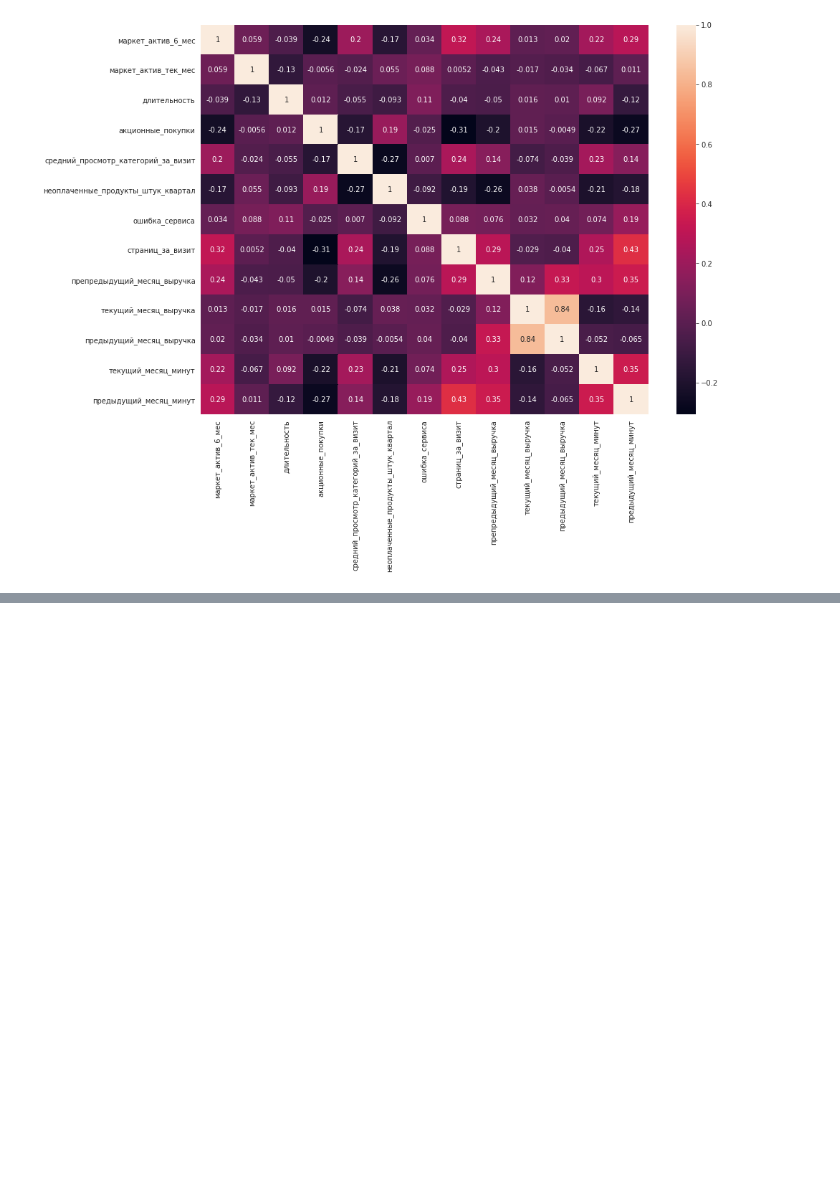
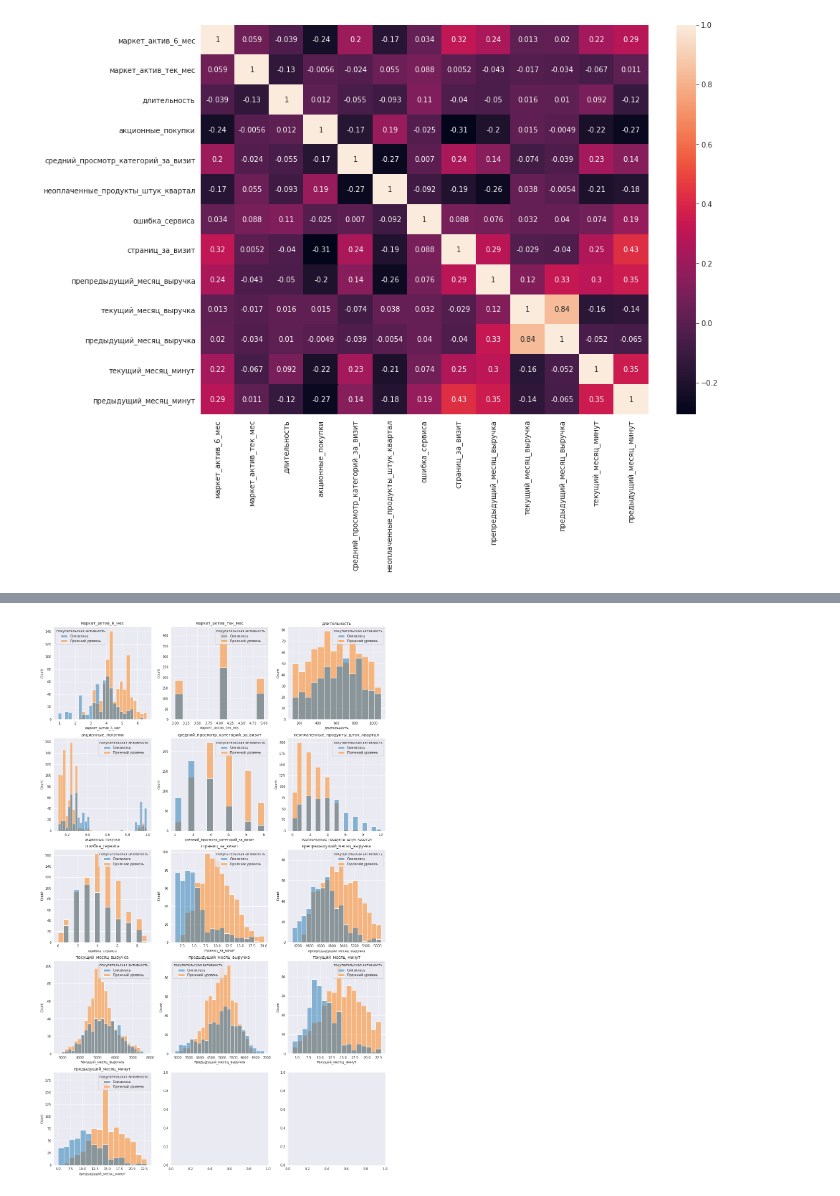
Before and after one commit to Maksim1004/data_science_studying, a Jupyter notebook: online_store_offers.ipynb, the cells around one changed output, grey strips where cells are left out. Saved outputs shown, nothing was run; the diff lists cells and outputs as text; code cells hidden in the pictures; blank space fills up the shorter version.

```diff
--- a/online_store_offers.ipynb
+++ b/online_store_offers.ipynb
@@ -433,0 +488,12 @@ interval columns not set, guessing: ['маркет_актив_6_мес', 'мар
+# %%
+fig, axes = plt.subplots(ncols=3, nrows=5, figsize=(18, 30))
+j=0
+# Гистограмма строится для каждого столбца с числовыми данными, выделяя категории покупательской активности
+for i in ds_new.select_dtypes(include = 'number').columns:
+    sns.histplot(data=ds_new, x=i, hue='покупательская активность', ax=axes[j//3, j%3])
+    axes[j//3, j%3].set_title(i)
+    axes[j//3, j%3].grid()
+    j+=1
+plt.show()
+# %% [output]
+[figure, added]
```
Also changed, not shown: parts of 17 cells of this notebook.
